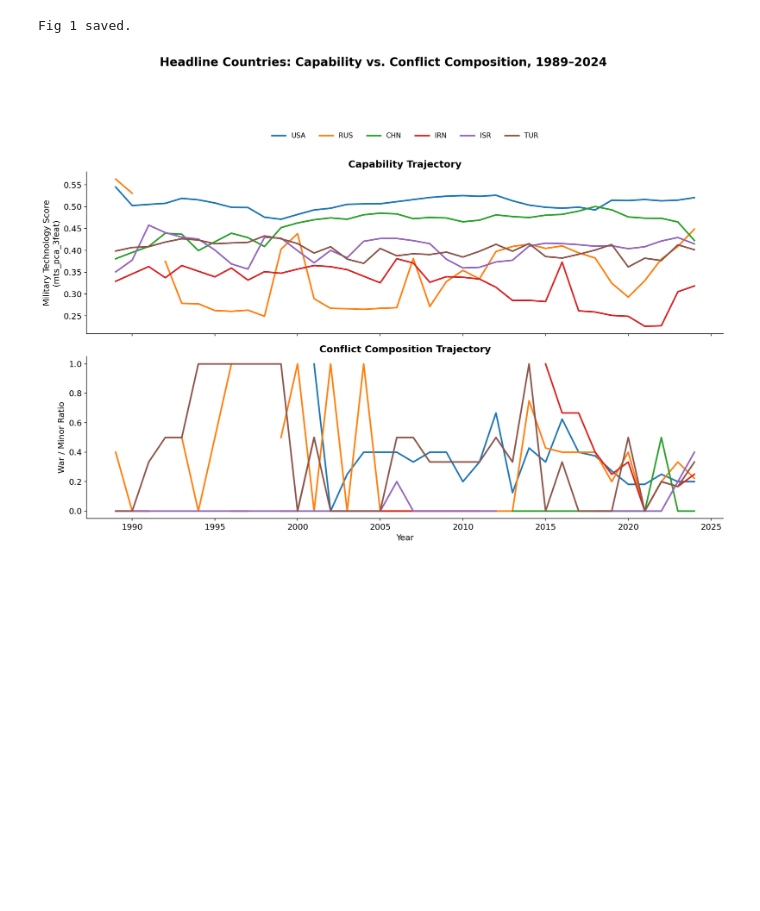
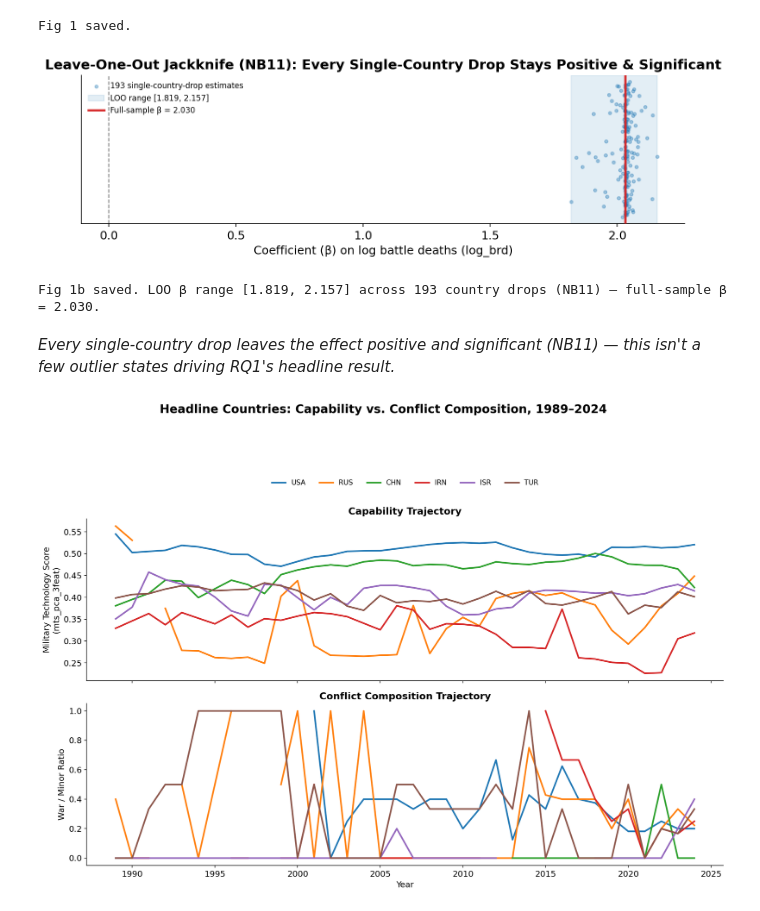
Before and after one commit to plutorion275/peacekeepers-arms-race, a Jupyter notebook: notebooks/08_visualization_summary.ipynb, the cells around one changed output. Cells and saved outputs as stored; diff of their text form; code cells hidden in the pictures; blank space fills up the shorter version.

```diff
--- a/notebooks/08_visualization_summary.ipynb
+++ b/notebooks/08_visualization_summary.ipynb
@@ -378,6 +379,41 @@ print("Fig 1 saved.")
 # %% [output]
 [figure]
 Fig 1 saved.
+# %%
+# ── 2.1b LOO jackknife companion — is the log_brd effect systemic? ───────────
+# NB11's leave-one-out jackknife was run specifically on the log_brd specification
+# (the systemic-robustness claim highlighted in Section 1). No separate LOO table
+# exists in the saved NB11 outputs for part_n_minor; its own robustness is already
+# visible in the multi-MTS error bars in Fig 1 above.
+log_brd_full = main_df.loc[main_df["Outcome"] == "log_brd"].iloc[0]
+full_beta = float(log_brd_full["\u03b2 (MTS)"])
+loo_min = float(loo_df["\u03b2"].min())
+loo_max = float(loo_df["\u03b2"].max())
+n_loo = len(loo_df)
+
+fig, ax = plt.subplots(figsize=(9, 3.2))
+jitter = np.random.default_rng(SEED).uniform(-0.15, 0.15, size=len(loo_df))
+ax.scatter(loo_df["\u03b2"], jitter, s=10, alpha=0.35, color="#1f77b4", zorder=2,
+          label=f"{n_loo} single-country-drop estimates")
+ax.axvspan(loo_min, loo_max, color="#1f77b4", alpha=0.12, zorder=1,
+          label=f"LOO range [{loo_min:.3f}, {loo_max:.3f}]")
+ax.axvline(full_beta, color="#d62728", lw=2.2, zorder=3,
+          label=f"Full-sample \u03b2 = {full_beta:.3f}")
+ax.axvline(0, color="gray", ls="--", lw=1)
+ax.set_yticks([])
+ax.set_xlabel("Coefficient (\u03b2) on log battle deaths (log_brd)")
+ax.set_title("Leave-One-Out Jackknife (NB11): Every Single-Country Drop Stays Positive & Significant")
+ax.legend(loc="upper left", fontsize=8, frameon=False)
+fig.tight_layout()
+fig.savefig(FIG_DIR / "fig1b_loo_jackknife.png", dpi=300, bbox_inches="tight")
+plt.show()
+print(f"Fig 1b saved. LOO \u03b2 range [{loo_min:.3f}, {loo_max:.3f}] across {n_loo} country "
+      f"drops (NB11) \u2014 full-sample \u03b2 = {full_beta:.3f}.")
+# %% [output]
+[figure, added]
+Fig 1b saved. LOO β range [1.819, 2.157] across 193 country drops (NB11) — full-sample β = 2.030.
+# %% [markdown]
+*Every single-country drop leaves the effect positive and significant (NB11) — this isn't a few outlier states driving RQ1's headline result.*
 # %%
 # ── 2.2 Headline country trajectories: capability vs. composition ────────────
 hl_data = rq1[rq1["iso3"].isin(HEADLINE_COUNTRIES)].sort_values(["iso3", "year"])
```
Also changed, not shown: parts of 6 cells of this notebook, 5 other files.
